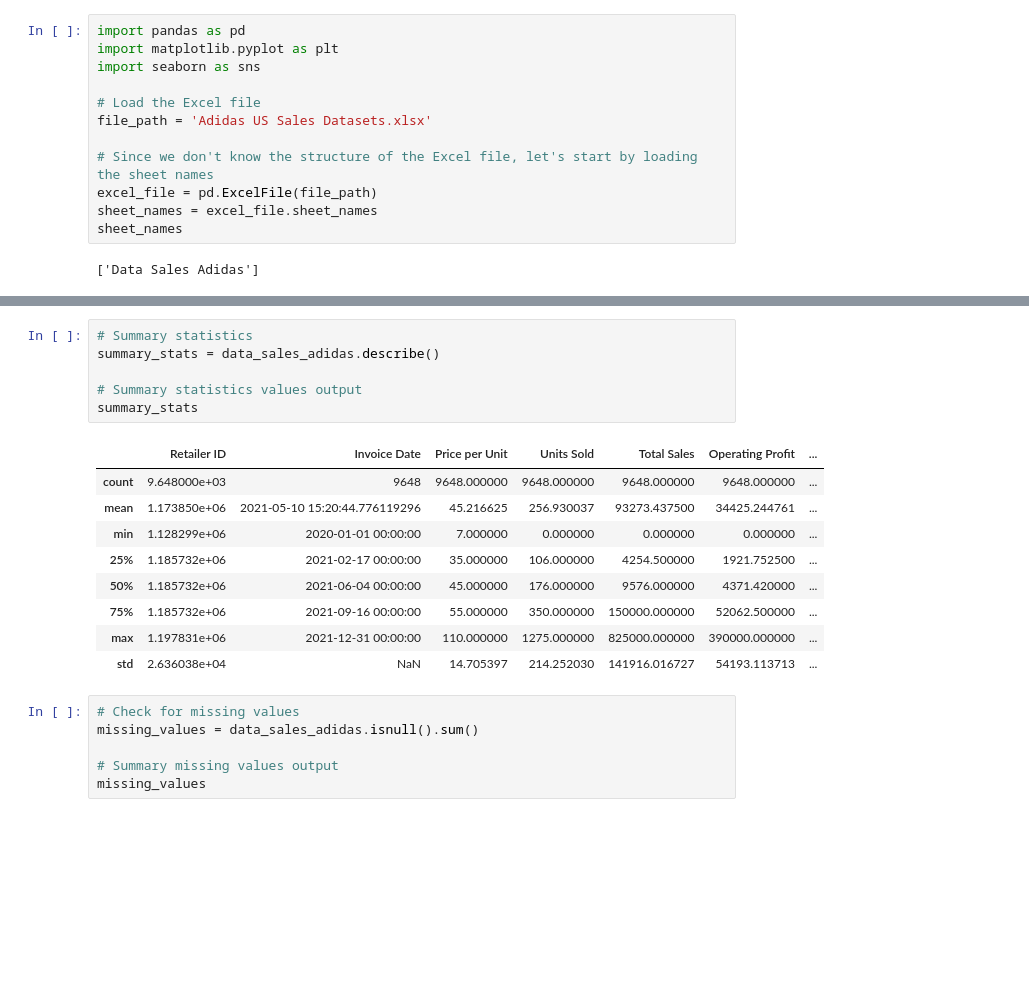
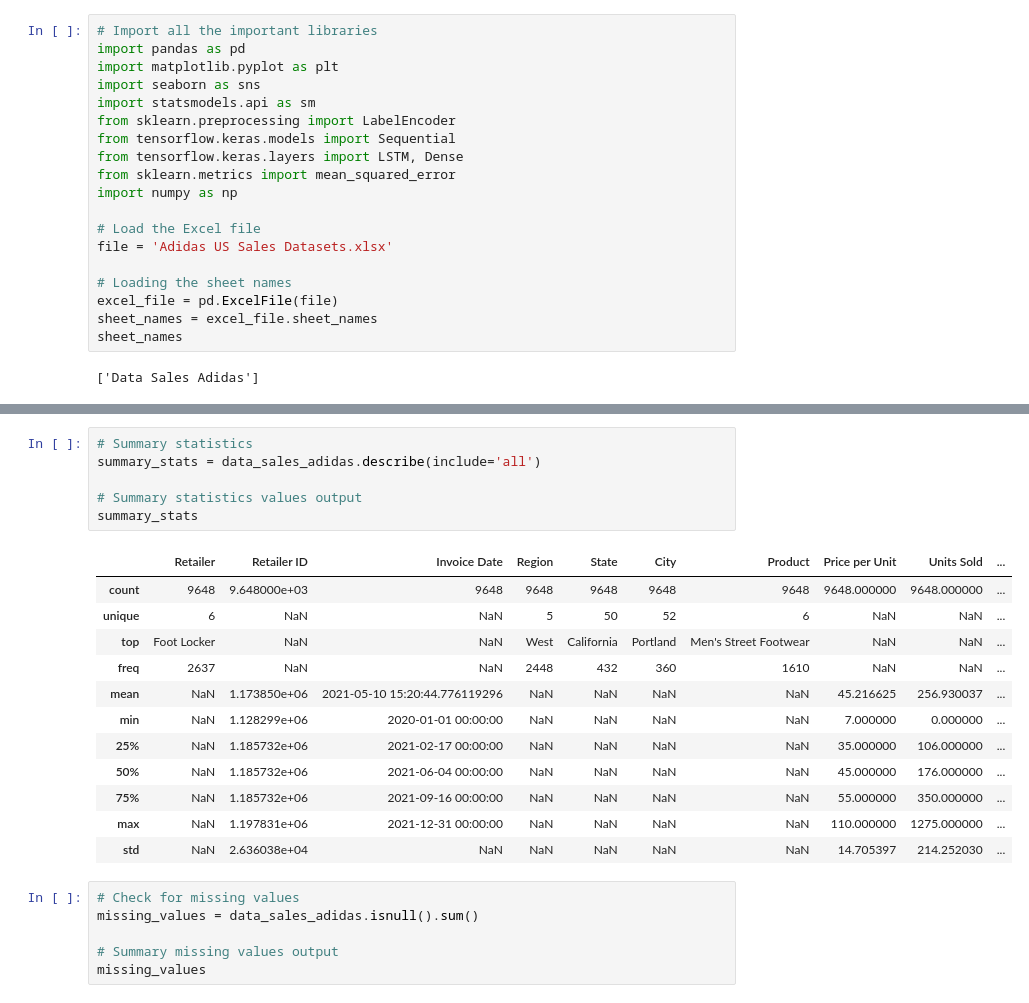
Before and after one commit to Maurice73-Tech/Adidas-Data-Analysis, a Jupyter notebook: Python Analysis.ipynb, the cells around one changed output, grey strips where cells are left out. Saved outputs shown, nothing was run; the diff lists cells and outputs as text; blank space fills up the shorter version.

```diff
--- a/Python Analysis.ipynb
+++ b/Python Analysis.ipynb
@@ -1,13 +1,20 @@
 # %%
+# Import all the important libraries
 import pandas as pd
 import matplotlib.pyplot as plt
 import seaborn as sns
+import statsmodels.api as sm
+from sklearn.preprocessing import LabelEncoder
+from tensorflow.keras.models import Sequential
+from tensorflow.keras.layers import LSTM, Dense
+from sklearn.metrics import mean_squared_error
+import numpy as np
 
 # Load the Excel file
-file_path = 'Adidas US Sales Datasets.xlsx'
+file = 'Adidas US Sales Datasets.xlsx'
 
-# Since we don't know the structure of the Excel file, let's start by loading the sheet names
-excel_file = pd.ExcelFile(file_path)
+# Loading the sheet names
+excel_file = pd.ExcelFile(file)
 sheet_names = excel_file.sheet_names
 sheet_names
 # %% [output]
@@ -28,19 +76,22 @@ data_sales_adidas.head()
 # %%
 # Summary statistics
-summary_stats = data_sales_adidas.describe()
+summary_stats = data_sales_adidas.describe(include='all')
 
 # Summary statistics values output
 summary_stats
 # %% [output]
-|  | Retailer ID | Invoice Date | Price per Unit | Units Sold | Total Sales | Operating Profit | ... |
-| count | 9.648000e+03 | 9648 | 9648.000000 | 9648.000000 | 9648.000000 | 9648.000000 | ... |
-| mean | 1.173850e+06 | 2021-05-10 15:20:44.776119296 | 45.216625 | 256.930037 | 93273.437500 | 34425.244761 | ... |
-| min | 1.128299e+06 | 2020-01-01 00:00:00 | 7.000000 | 0.000000 | 0.000000 | 0.000000 | ... |
-| 25% | 1.185732e+06 | 2021-02-17 00:00:00 | 35.000000 | 106.000000 | 4254.500000 | 1921.752500 | ... |
-| 50% | 1.185732e+06 | 2021-06-04 00:00:00 | 45.000000 | 176.000000 | 9576.000000 | 4371.420000 | ... |
-| 75% | 1.185732e+06 | 2021-09-16 00:00:00 | 55.000000 | 350.000000 | 150000.000000 | 52062.500000 | ... |
-| max | 1.197831e+06 | 2021-12-31 00:00:00 | 110.000000 | 1275.000000 | 825000.000000 | 390000.000000 | ... |
-| std | 2.636038e+04 | NaN | 14.705397 | 214.252030 | 141916.016727 | 54193.113713 | ... |
+|  | Retailer | Retailer ID | Invoice Date | Region | State | City | Product | Price per Unit | Units Sold | ... |
+| count | 9648 | 9.648000e+03 | 9648 | 9648 | 9648 | 9648 | 9648 | 9648.000000 | 9648.000000 | ... |
+| unique | 6 | NaN | NaN | 5 | 50 | 52 | 6 | NaN | NaN | ... |
+| top | Foot Locker | NaN | NaN | West | California | Portland | Men's Street Footwear | NaN | NaN | ... |
+| freq | 2637 | NaN | NaN | 2448 | 432 | 360 | 1610 | NaN | NaN | ... |
+| mean | NaN | 1.173850e+06 | 2021-05-10 15:20:44.776119296 | NaN | NaN | NaN | NaN | 45.216625 | 256.930037 | ... |
+| min | NaN | 1.128299e+06 | 2020-01-01 00:00:00 | NaN | NaN | NaN | NaN | 7.000000 | 0.000000 | ... |
+| 25% | NaN | 1.185732e+06 | 2021-02-17 00:00:00 | NaN | NaN | NaN | NaN | 35.000000 | 106.000000 | ... |
+| 50% | NaN | 1.185732e+06 | 2021-06-04 00:00:00 | NaN | NaN | NaN | NaN | 45.000000 | 176.000000 | ... |
+| 75% | NaN | 1.185732e+06 | 2021-09-16 00:00:00 | NaN | NaN | NaN | NaN | 55.000000 | 350.000000 | ... |
+| max | NaN | 1.197831e+06 | 2021-12-31 00:00:00 | NaN | NaN | NaN | NaN | 110.000000 | 1275.000000 | ... |
+| std | NaN | 2.636038e+04 | NaN | NaN | NaN | NaN | NaN | 14.705397 | 214.252030 | ... |
 # %%
 # Check for missing values
 missing_values = data_sales_adidas.isnull().sum()
```
Also changed, not shown: parts of 38 cells of this notebook, 2 other files.
